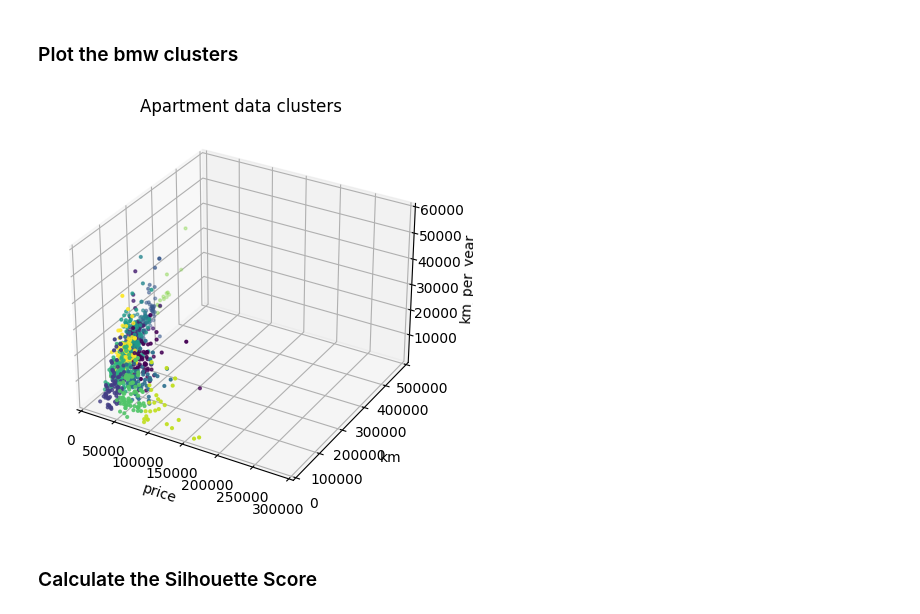
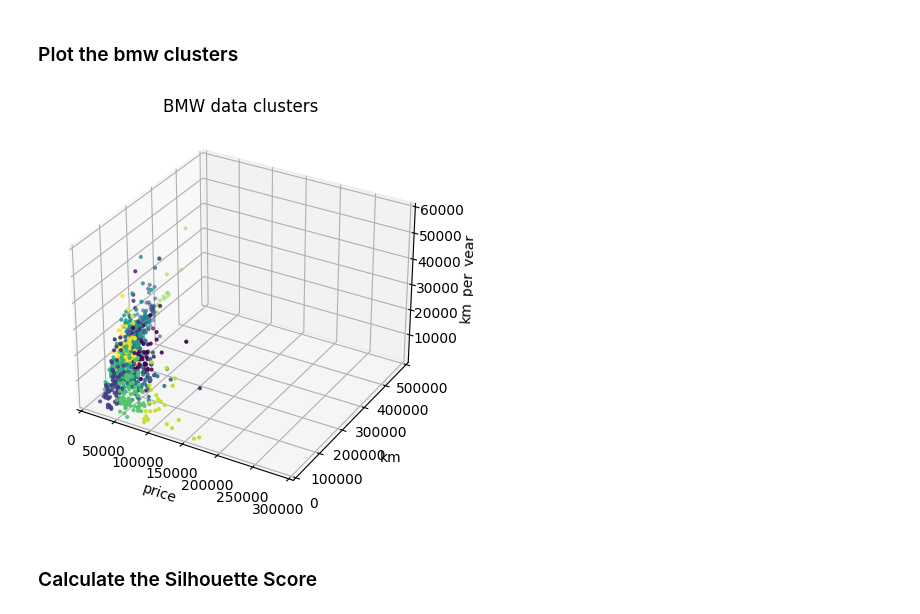
Before and after one commit to seslaste/DA_Project, a Jupyter notebook: Project/Additional/5/k-means_clustering.ipynb, the cells around one changed output. Cells and saved outputs as stored; diff of their text form; code cells hidden in the pictures.

```diff
--- a/Project/Additional/5/k-means_clustering.ipynb
+++ b/Project/Additional/5/k-means_clustering.ipynb
@@ -203,22 +203,22 @@ Cluster Labels:
 # %%
 fig = plt.figure(figsize=(6,5))
 ax = fig.add_subplot(111, projection='3d')
-ax.scatter(df['price'], df['km'], df['km_per_year'], c=kmeans_apmts.labels_, s=4)
+ax.scatter(df['price'], df['km'], df['km_per_year'], c=kmeans_bmw.labels_, s=4)
 
 # Set title and axes labels
-ax.set_title('Apartment data clusters', fontsize=12)
+ax.set_title('BMW data clusters', fontsize=12)
 ax.set_xlabel('price', fontsize=10)
 ax.set_ylabel('km', fontsize=10)
 ax.set_zlabel('km_per_year', fontsize=10)
 
 # Set axes range
 ax.set_xlim([0,300000])
 ax.set_ylim([0,500000])
 ax.set_zlim([20,60000])
 
 plt.show()
 # %% [output]
-[figure, old version]
+[figure, new version]
 # %% [markdown]
 ### Calculate the Silhouette Score
 # %%
```
Also changed, not shown: parts of 2 cells of this notebook, 2 other files.
